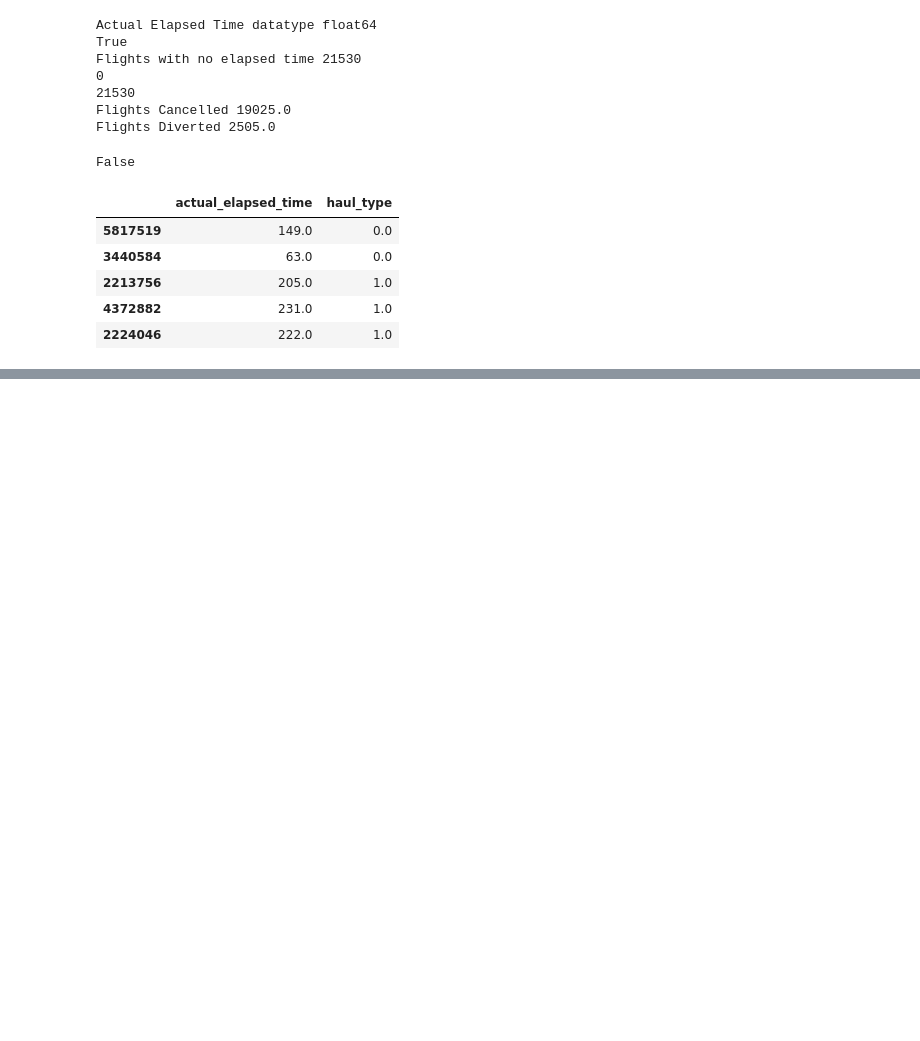
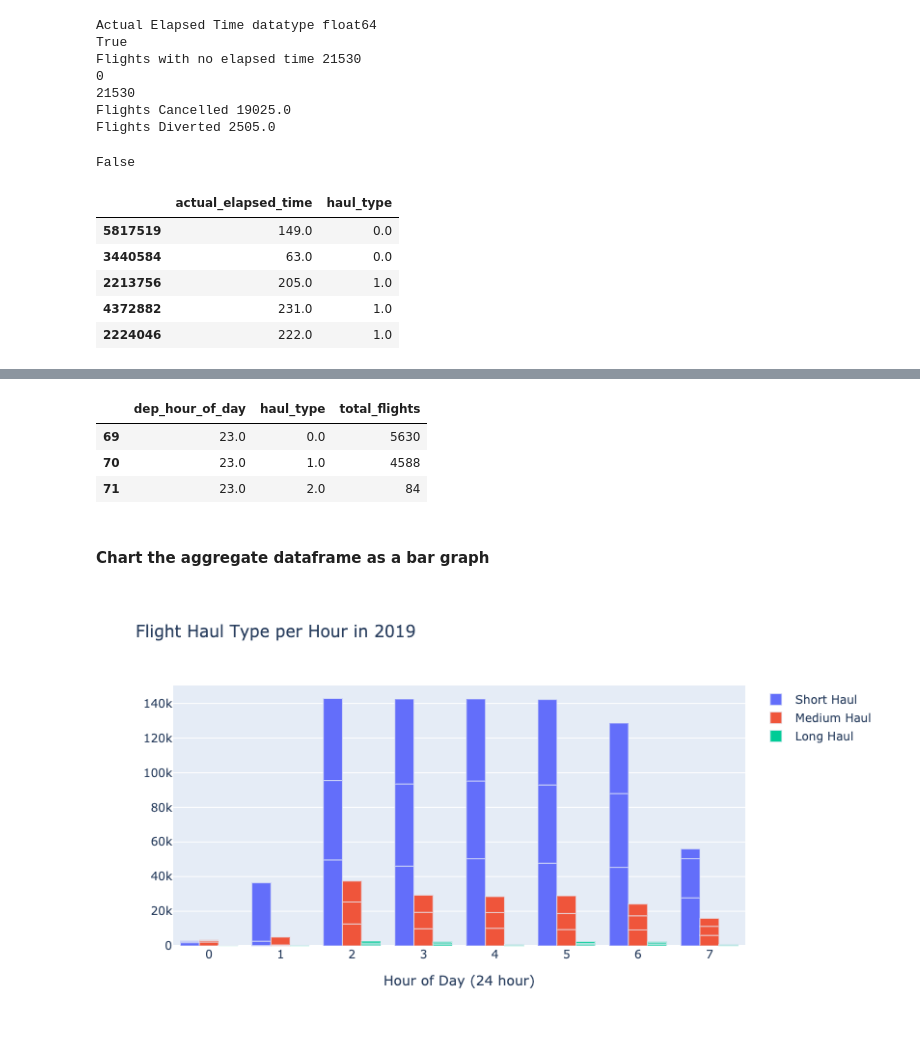
Before and after one commit to GailB-ca/lighthouse-mid-term-project, a Jupyter notebook: Flights Dataframe 2.ipynb, the cells around one changed output, grey strips where cells are left out. Saved outputs shown, nothing was run; the diff lists cells and outputs as text; code cells hidden in the pictures; blank space fills up the shorter version.

```diff
--- a/Flights Dataframe 2.ipynb
+++ b/Flights Dataframe 2.ipynb
@@ -66,0 +69,5 @@ flight_sample[['actual_elapsed_time','haul_type']].head()
+# %%
+from datetime import datetime
+flight_sample['dep_hour_of_day'] = flight_sample[flight_sample['dep_time'].notna()].apply(
+    lambda x: 0 if x['dep_time'] == 2400.0 else datetime.strptime(str(int(x['dep_time'])).zfill(4), '%H%M').time().hour, axis=1)
+flight_sample['dep_hour_of_day'].head()
@@ -66,0 +104,4 @@ flight_sample[['actual_elapsed_time','haul_type']].head()
+# %%
+haul_type_by_hour = flight_sample.groupby(
+    ['dep_hour_of_day','haul_type']).agg(total_flights=('haul_type', 'count')).reset_index()
+haul_type_by_hour.head()
@@ -66,0 +127,32 @@ flight_sample[['actual_elapsed_time','haul_type']].head()
+# %%
+haul_type_by_hour[haul_type_by_hour['dep_hour_of_day'] == 23].head()
+# %% [output]
+|  | dep_hour_of_day | haul_type | total_flights |
+| 69 | 23.0 | 0.0 | 5630 |
+| 70 | 23.0 | 1.0 | 4588 |
+| 71 | 23.0 | 2.0 | 84 |
+# %% [markdown]
+#### Chart the aggregate dataframe as a bar graph
+# %%
+import plotly.express as px
+import plotly.graph_objects as go
+
+matplotlib
+x, height
+
+fig = go.Figure()
+fig.add_trace(go.Bar(name="Short Haul",
+                     x=haul_type_by_hour['dep_hour_of_day'],
+                     y=haul_type_by_hour[haul_type_by_hour['haul_type'] == 0.0]['total_flights']))
+fig.add_trace(go.Bar(name="Medium Haul",
+                     x=haul_type_by_hour['dep_hour_of_day'],
+                     y=haul_type_by_hour[haul_type_by_hour['haul_type'] == 1.0]['total_flights']))
+fig.add_trace(go.Bar(name="Long Haul",
+                     x=haul_type_by_hour['dep_hour_of_day'],
+                     y=haul_type_by_hour[haul_type_by_hour['haul_type'] == 2.0]['total_flights']))
+fig.update_layout(
+    title='Flight Haul Type per Hour in 2019',
+    xaxis_title="Hour of Day (24 hour)")
+fig.show()
+# %% [output]
+[figure, added]
```
Also changed, not shown: parts of 28 cells of this notebook.
